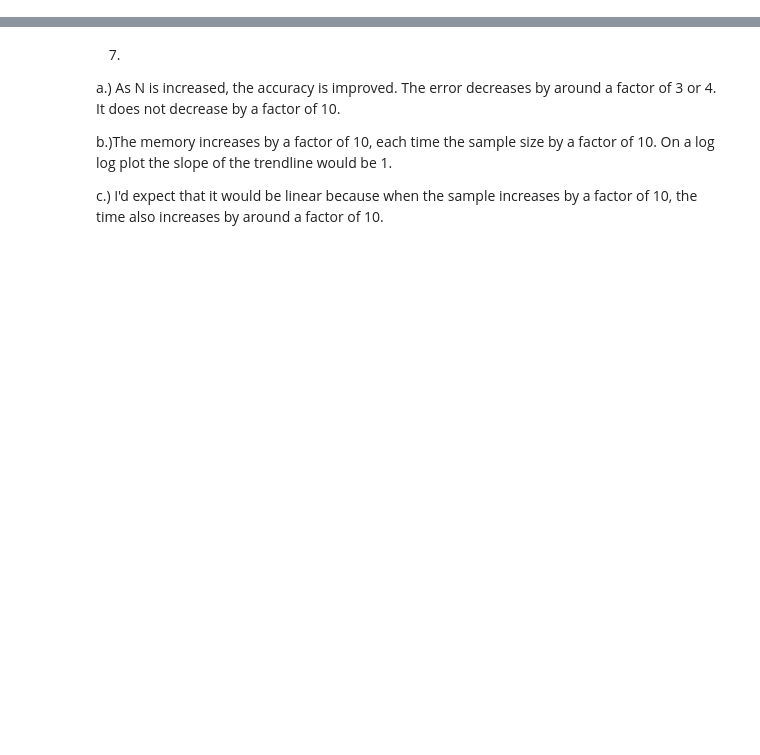
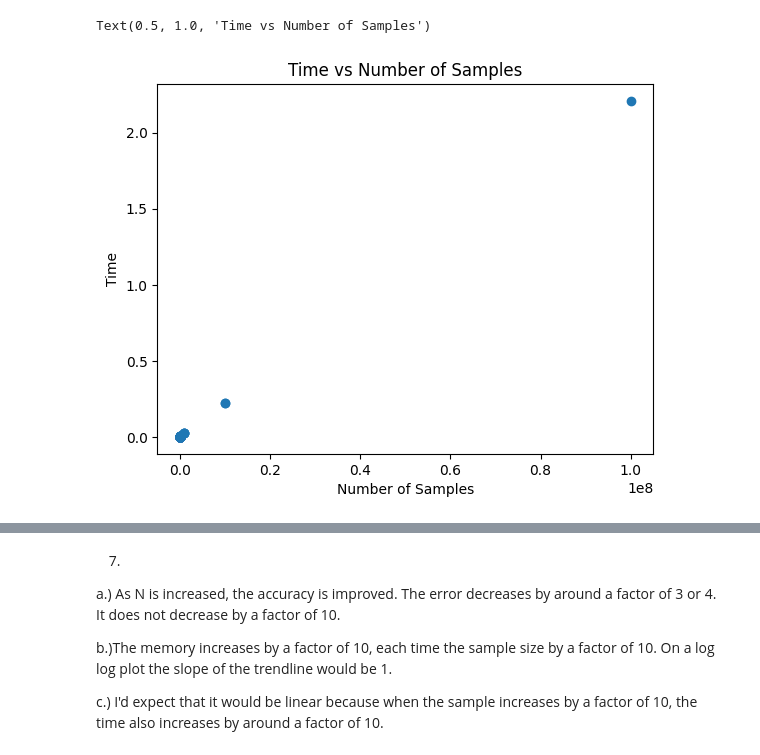
Before and after one commit to betts-hannah/numpy-matplotlib-miniproject, a Jupyter notebook: numpy_matplotlib_mini.ipynb, the cells around one changed output, grey strips where cells are left out. Drawn from its saved outputs; the diff is of its cells as text; code cells hidden in the pictures; blank space fills up the shorter version.

```diff
--- a/numpy_matplotlib_mini.ipynb
+++ b/numpy_matplotlib_mini.ipynb
@@ -132,0 +133,16 @@ Text(0.5, 1.0, 'Relative Error vs Number of Samples')
+# %%
+#Importing matplot library for graphs
+import matplotlib.pyplot as plt
+
+fig, ax = plt.subplots()
+
+#Creating the graph
+ax.scatter(x=data[:, 3], y=data[:,2])
+
+#Labeling the Graph
+ax.set_xlabel("Number of Samples")
+ax.set_ylabel("Time")
+ax.set_title("Time vs Number of Samples")
+# %% [output]
+Text(0.5, 1.0, 'Time vs Number of Samples')
+[figure, added]
```
Also changed, not shown: parts of 6 cells of this notebook.
